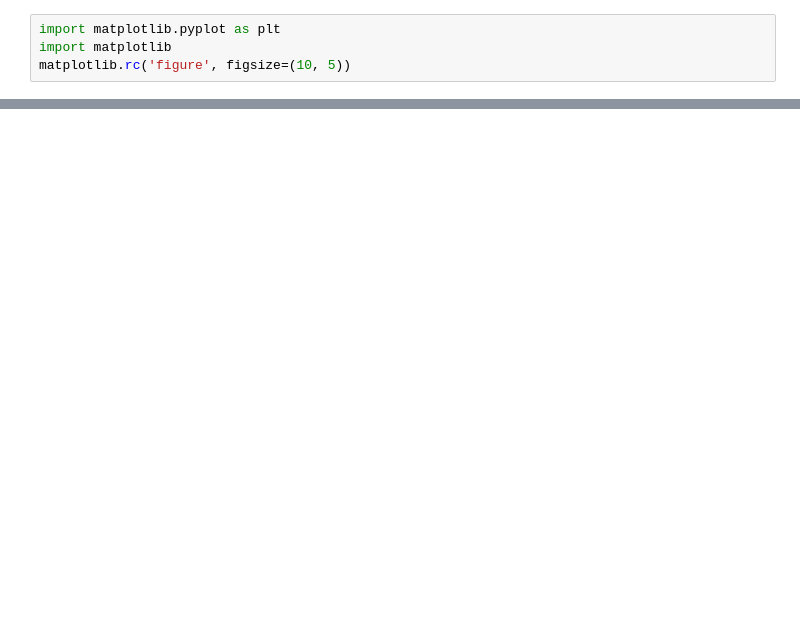
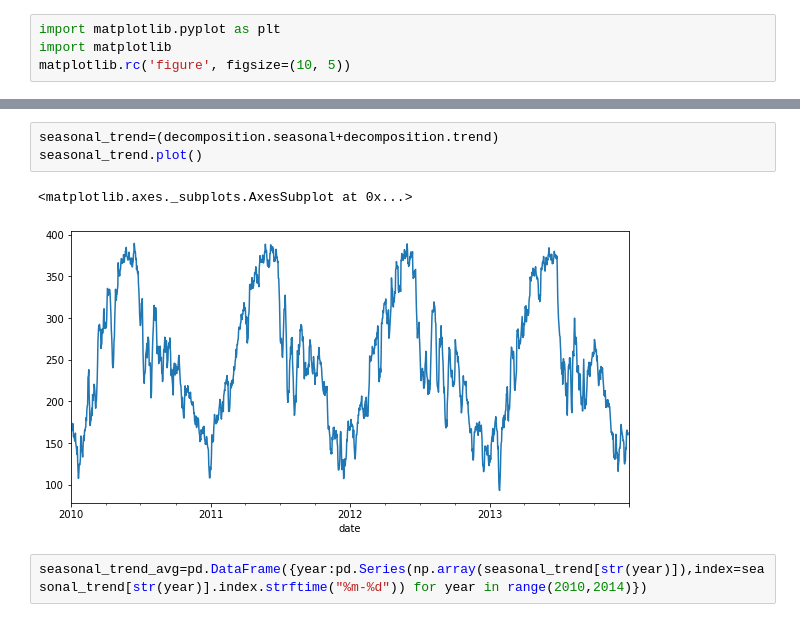
Before and after one commit to s-ankur/ug-project, a Jupyter notebook: simple_ml.ipynb, the cells around one changed output, grey strips where cells are left out. Drawn from its saved outputs; the diff is of its cells as text; blank space fills up the shorter version.

```diff
--- a/simple_ml.ipynb
+++ b/simple_ml.ipynb
@@ -40,0 +27,8 @@ s
+# %%
+seasonal_trend=(decomposition.seasonal+decomposition.trend)
+seasonal_trend.plot()
+# %% [output]
+<matplotlib.axes._subplots.AxesSubplot at 0x...>
+[figure, added]
+# %%
+seasonal_trend_avg=pd.DataFrame({year:pd.Series(np.array(seasonal_trend[str(year)]),index=seasonal_trend[str(year)].index.strftime("%m-%d")) for year in range(2010,2014)})
```
Also changed, not shown: parts of 20 cells of this notebook, 5 other files.
